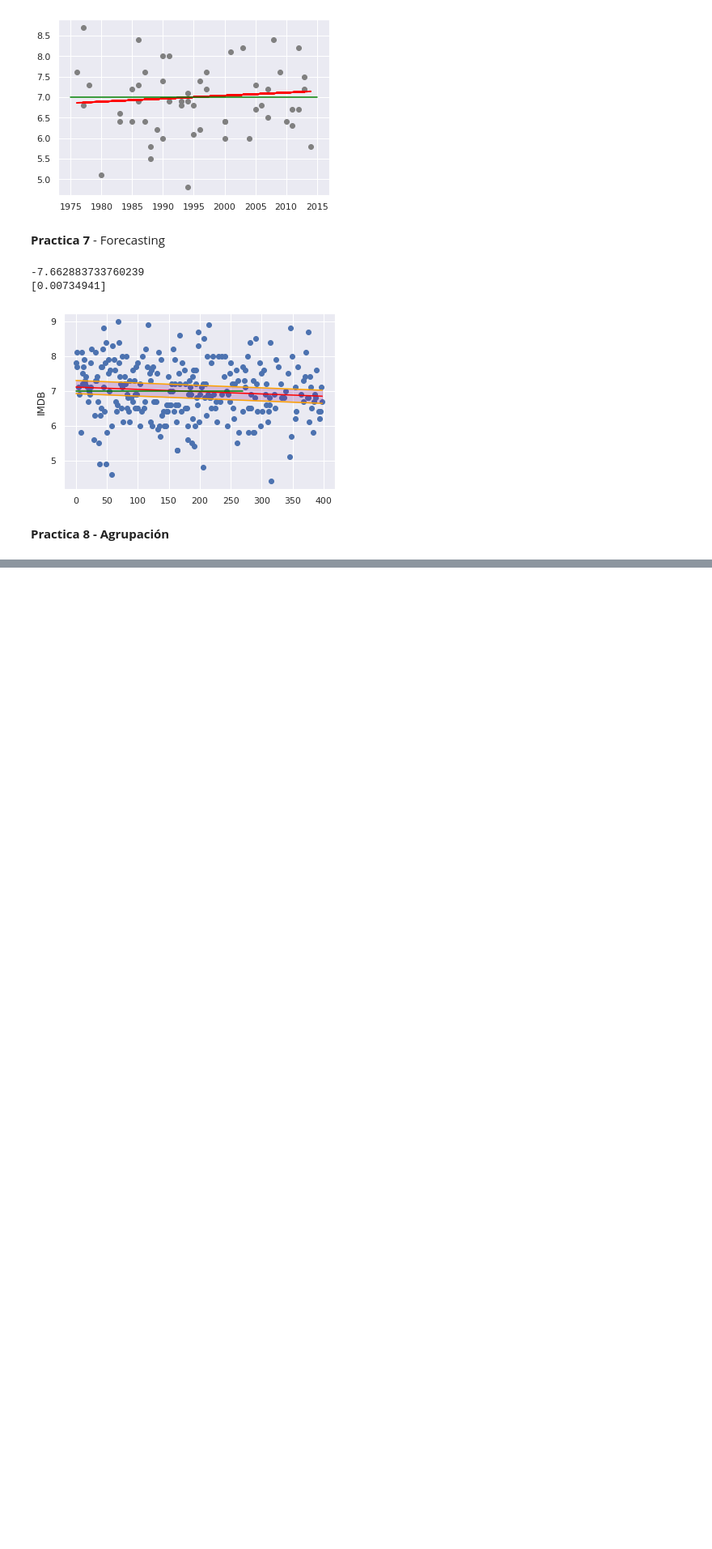
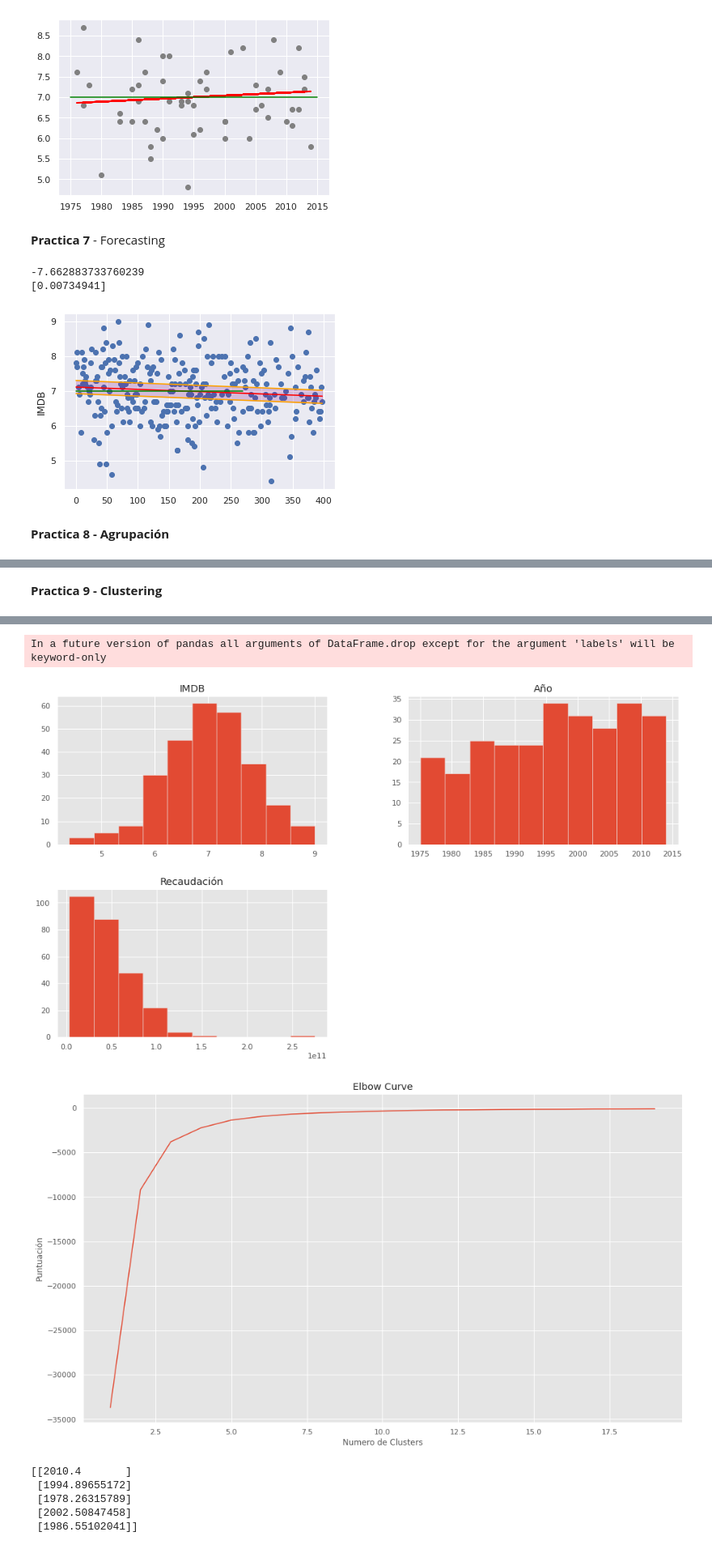
Before and after one commit to RAIGOZAGIAN1997/MineriaDatos, a Jupyter notebook: Practicas_Mineria_de_Datos.ipynb, the cells around one changed output, grey strips where cells are left out. Shown: that part at 81% size. Drawn from its saved outputs; the diff is of its cells as text; code cells hidden in the pictures; blank space fills up the shorter version.

```diff
--- a/Practicas_Mineria_de_Datos.ipynb
+++ b/Practicas_Mineria_de_Datos.ipynb
@@ -382,0 +389,49 @@ plt.show()
+# %% [markdown]
+**Practica 9 - Clustering**
+# %%
+import pandas as pd
+import numpy as np
+import matplotlib.pyplot as plt
+import seaborn as sb
+from sklearn.cluster import KMeans
+from sklearn.metrics import pairwise_distances_argmin_min
+
+%matplotlib inline
+from mpl_toolkits.mplot3d import Axes3D
+plt.rcParams['figure.figsize'] = (16, 9)
+plt.style.use('ggplot')
+
+print(df_final.groupby('Genero').size())
+
+df_final.drop(['Genero'],1).hist()
+plt.show()
+
+y = np.array(df_final['Genero'])
+X.shape
+
+#Obtenemos el valor K
+Nc = range(1, 20)
+kmeans = [KMeans(n_clusters=i) for i in Nc]
+kmeans
+score = [kmeans[i].fit(X).score(X) for i in range(len(kmeans))]
+score
+plt.plot(Nc,score)
+plt.xlabel('Numero de Clusters')
+plt.ylabel('Puntuación')
+plt.title('Elbow Curve')
+plt.show()
+kmeans = KMeans(n_clusters=5).fit(X)
+centroids = kmeans.cluster_centers_
+print(centroids)
+labels = kmeans.predict(X)
+# Getting the cluster centers
+C = kmeans.cluster_centers_
+colores=['red','green','blue','cyan','yellow']
+asignar=[]
+for row in labels:
+    asignar.append(colores[row])
+f1 = df_final['Titulo'].values
+f2 = df_final['Estudio'].values
+plt.scatter(f1, f2, c=asignar, s=70)
+plt.show()
+# %% [output]
@@ -382,0 +455,8 @@ plt.show()
+In a future version of pandas all arguments of DataFrame.drop except for the argument 'labels' will be keyword-only
+[figure, added]
+[figure, added]
+[[2010.4       ]
+ [1994.89655172]
+ [1978.26315789]
+ [2002.50847458]
+ [1986.55102041]]
```
Also changed, not shown: parts of 5 cells of this notebook.
